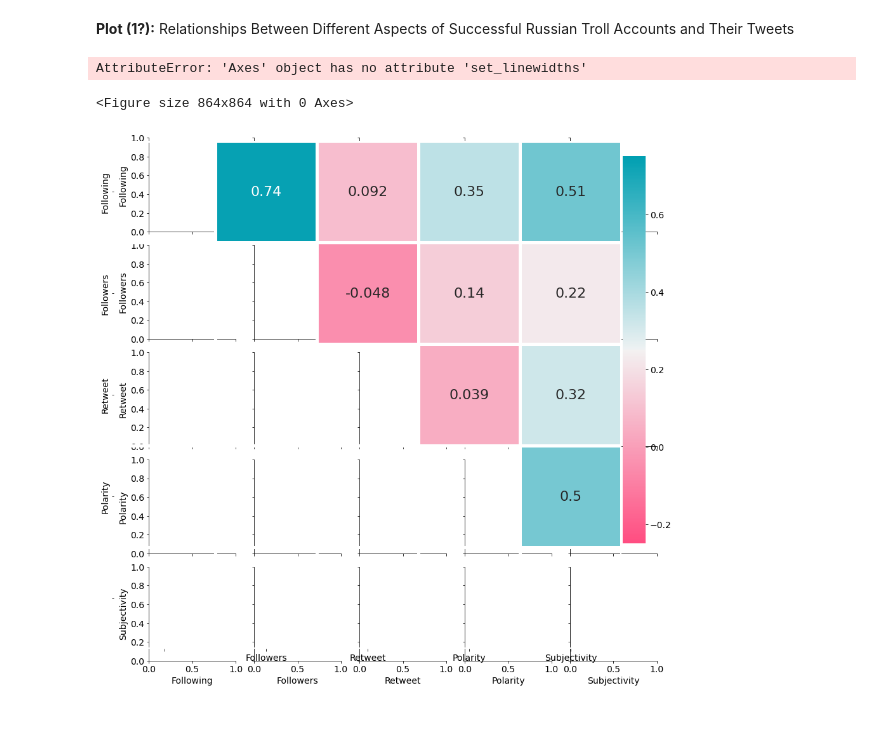
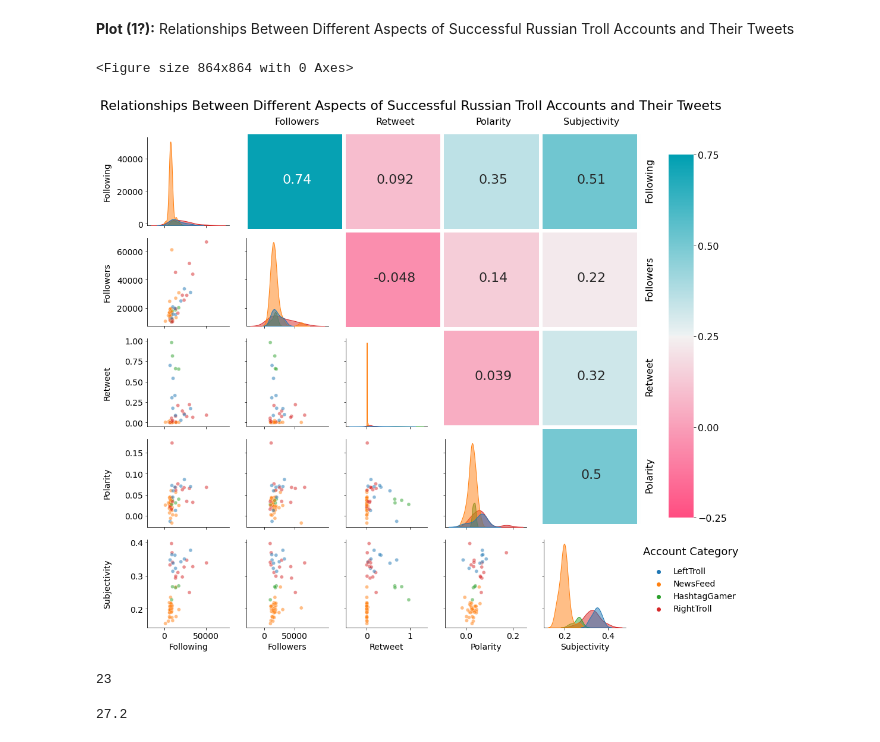
Before and after one commit to fahm1/portfolio, a Jupyter notebook: Troll Tweet Analysis/checkpoint_notebook.ipynb, the cells around one changed output. Cells and saved outputs as stored; diff of their text form; code cells hidden in the pictures.

Commit message:
Updated notebooks and figures

```diff
--- a/Troll Tweet Analysis/checkpoint_notebook.ipynb
+++ b/Troll Tweet Analysis/checkpoint_notebook.ipynb
@@ -383,9 +383,9 @@ pg = sns.PairGrid(df_plot.drop(columns=col_to_drop), hue='account_category', dia
 # create new axis for heatmap and colorbar
 (xmin, _), (_, ymax) = pg.axes[0, 0].get_position().get_points()
 (_, ymin), (xmax, _) = pg.axes[-1, -1].get_position().get_points()
-# ax1 = pg.fig.add_axes([xmin - 0.061, ymin - 0.0061, xmax - xmin - 0.05, ymax - ymin - 0.05], facecolor='none')
+# ax1 = pg.fig.add_axes([xmin - 0.061, ymin - 0.003, xmax - xmin, ymax - ymin], facecolor='none')
 # ax2 = pg.fig.add_axes([0.91, 0.266, 0.04, 0.678], facecolor='none')
-ax1 = pg.fig.add_axes([xmin - 0.061 , ymin + 0.008 , xmax - xmin - 0.001, ymax - ymin - 0.001], facecolor='none')
+ax1 = pg.fig.add_axes([xmin - 0.052, ymin + 0.01, xmax - xmin + 0.003, ymax - ymin + 0.003], facecolor='none')
 ax2 = pg.fig.add_axes([0.91, 0.266, 0.04, 0.678], facecolor='none')
 
 # create heatmap labels and colormap
@@ -395,7 +395,7 @@ cmap = sns.diverging_palette(0, 210, 100, 60, as_cmap=True)
 
 # create and edit heatmap and colorbar
 hm = sns.heatmap(df_corr, mask=mask, cmap=cmap, vmax=0.75, vmin=-0.25, square=True,
-                 linewidths=5, annot=True, annot_kws={'size': 22}, ax=ax1,
+                 linewidths=0, annot=True, annot_kws={'size': 22}, ax=ax1,
                  cbar=True, cbar_ax=ax2,
                  yticklabels=ax2_labels, xticklabels=ax1_labels)
 
@@ -414,36 +414,53 @@ cbar.outline.set_edgecolor('white')
 pg.map_upper(hide_current_axis)
 pg.map_diag(sns.kdeplot, legend=False, shade=True, alpha=0.5, linewidth=1, thresh=0)
 pg.map_offdiag(sns.scatterplot, alpha=0.5)
 
 # add a legend and legend title
 pg.add_legend(title='', adjust_subtitles=True, bbox_to_anchor=(0.53, -0.119, .5, .5),
               fontsize=14)
 plt.text(.56, 9.5, 'Account Category    ', fontsize=18, weight='medium')
 
-# quick fix for overlapping white line
-plt.text(-1.718, 63, '|', fontsize=10, weight='medium')
+# add linewidths to the heatmap manually
+x_pos = [0.39, -0.06, -0.512, -0.962]
+y_pos = [65.4, 52.6, 39.81, 27.05]
+line_count = [23, 17, 12, 7]
+for i in range(4):
+    plt.text(0.55, y_pos[i], '_' * line_count[i], fontsize=60, weight='heavy', c='white', alpha=1, ha='right')
+    plt.text(x_pos[i], 64.9, '_' * line_count[i], fontsize=60, weight='heavy', c='white', alpha=1, va='top', rotation=90)
 
 # configure and edit labels
 label_pads = [10, 10, 23, 23, 31.5]
 axis_labels = ['Following', 'Followers', 'Retweet', 'Polarity', 'Subjectivity']
 
 for idx, ax in enumerate(pg.axes.flat[0:21:5]):
     ax.set_ylabel(axis_labels[idx], labelpad=label_pads[idx], fontsize=14)
 
 for idx, ax in enumerate(pg.axes.flat[:5]):
     ax.set_xlabel(axis_labels[idx])
 
 for ax in pg.axes.flat[1:21:5]:
     ax.set_xticks([0, 50000])
 
 plt.suptitle('Relationships Between Different Aspects of Successful Russian Troll Accounts and Their Tweets',
-             fontsize=22, y=1.02, ha='center', va='center')
+             fontsize=22, y=1.035, ha='center', va='center')
 
 # plt.savefig('tweet_characteristics.png', bbox_inches='tight', facecolor='w', dpi=200)
 # plt.savefig('tweet_characteristics.png', bbox_inches='tight', facecolor='w', dpi=800)
 
 plt.show()
 # %% [output]
-AttributeError: 'Axes' object has no attribute 'set_linewidths'
+<Figure size 864x864 with 0 Axes>
-<Figure size 864x864 with 0 Axes>
-[figure, old version]
+[figure, new version]
+# %%
+count = 0
+for i in '_______________________':
+    count += 1
+
+count
+# %% [output]
+23
+# %%
+# 65.2 - 52.4
+52.8 - 12.8 - 12.8
+# %% [output]
+27.2
```
